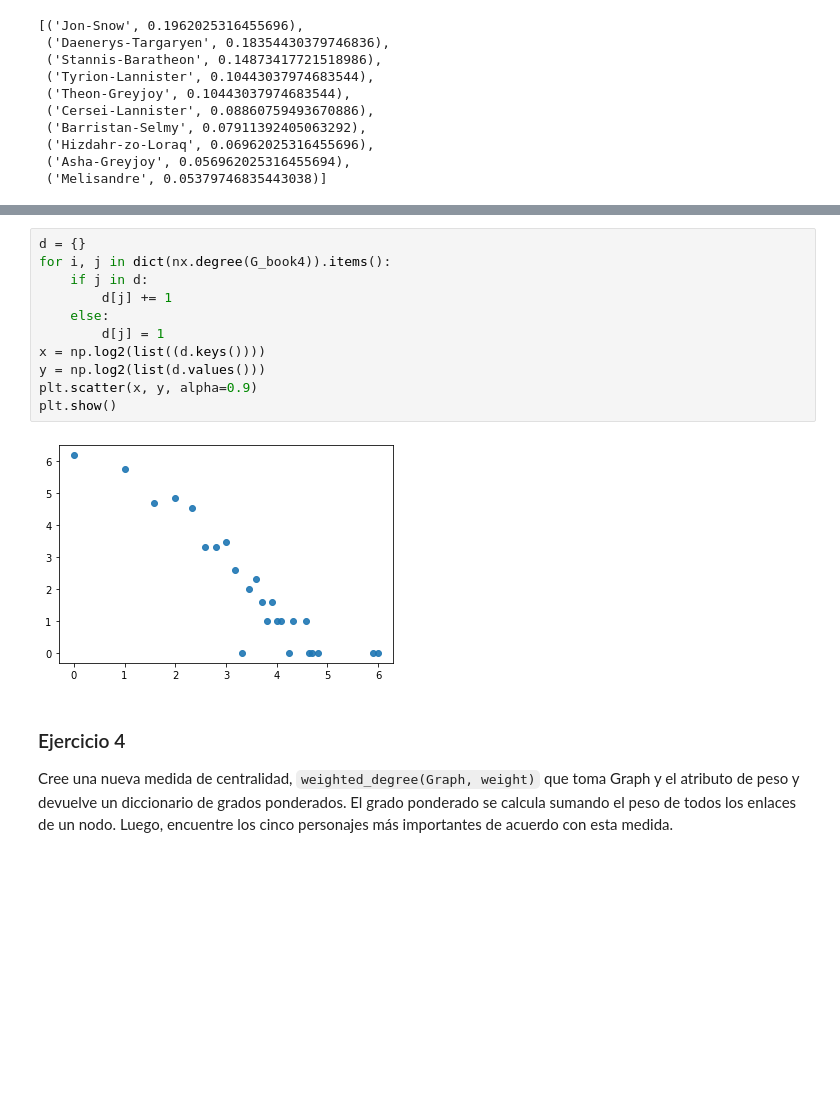
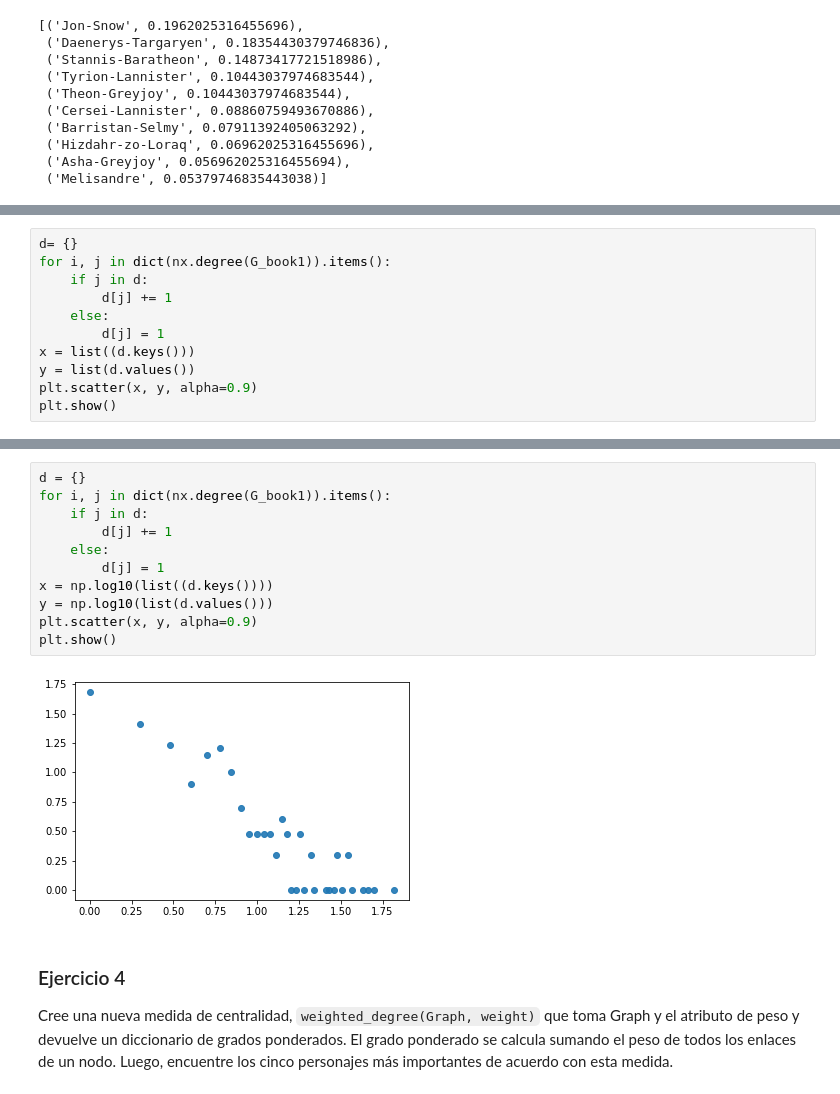
Before and after one commit to fabianigual/ciencia-de-redes, a Jupyter notebook: taller-redes-2/Taller redes 2 y Tarea 2.ipynb, the cells around one changed output, grey strips where cells are left out. Drawn from its saved outputs; the diff is of its cells as text; blank space fills up the shorter version.

```diff
--- a/taller-redes-2/Taller redes 2 y Tarea 2.ipynb
+++ b/taller-redes-2/Taller redes 2 y Tarea 2.ipynb
@@ -783,0 +820,11 @@ plt.show()
+# %%
+d= {}
+for i, j in dict(nx.degree(G_book1)).items():
+    if j in d:
+        d[j] += 1
+    else:
+        d[j] = 1
+x = list((d.keys()))
+y = list(d.values())
+plt.scatter(x, y, alpha=0.9)
+plt.show()
@@ -784,16 +833,16 @@ plt.show()
 # %%
 d = {}
-for i, j in dict(nx.degree(G_book4)).items():
+for i, j in dict(nx.degree(G_book1)).items():
     if j in d:
         d[j] += 1
     else:
         d[j] = 1
-x = np.log2(list((d.keys())))
-y = np.log2(list(d.values()))
+x = np.log10(list((d.keys())))
+y = np.log10(list(d.values()))
 plt.scatter(x, y, alpha=0.9)
 plt.show()
 # %% [output]
-[figure, old version]
+[figure, new version]
 # %% [markdown]
 ### Ejercicio 4
 
```
Also changed, not shown: parts of 48 cells of this notebook, 3 other files.
